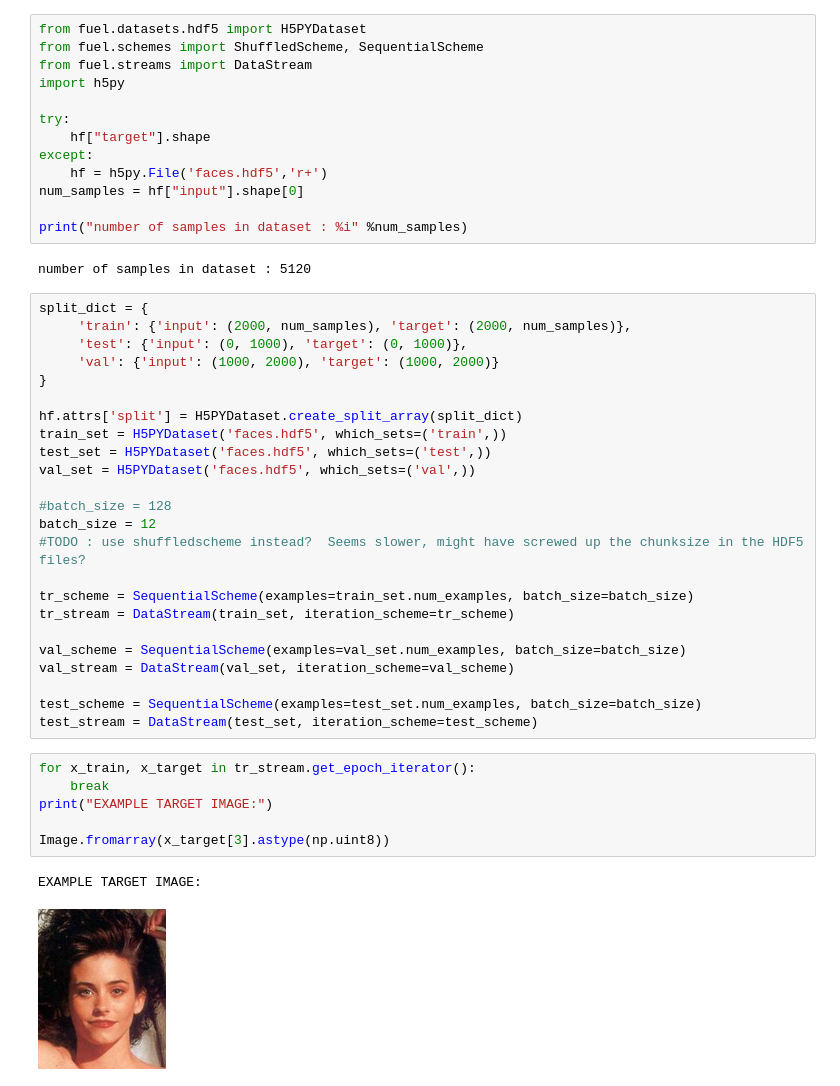
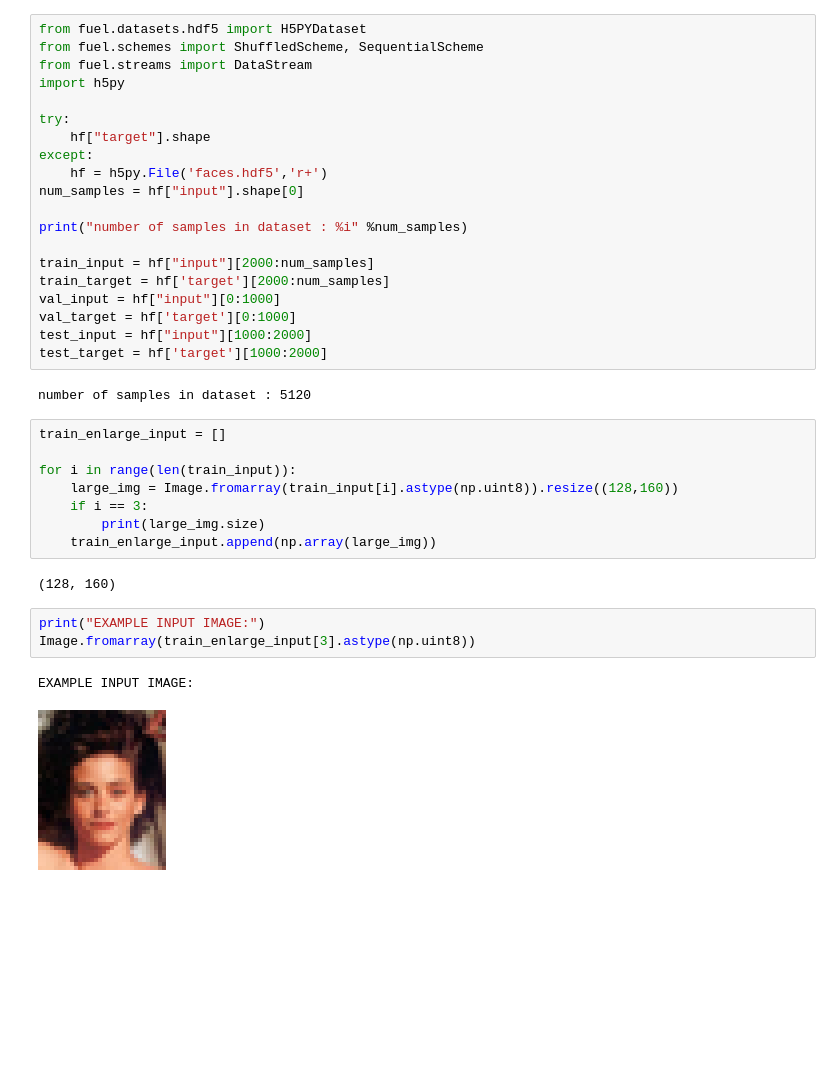
Before and after one commit to heartyguy/ml-image-denoising, a Jupyter notebook: pca_denoising.ipynb, the cells around one changed output. Saved outputs shown, nothing was run; the diff lists cells and outputs as text; blank space fills up the shorter version.

Commit message:
added img comp functions and enlarge img for pca/interpolation

```diff
--- a/pca_denoising.ipynb
+++ b/pca_denoising.ipynb
@@ -23,39 +24,29 @@ except:
 num_samples = hf["input"].shape[0]
 
 print("number of samples in dataset : %i" %num_samples)
+
+train_input = hf["input"][2000:num_samples]
+train_target = hf['target'][2000:num_samples]
+val_input = hf["input"][0:1000]
+val_target = hf['target'][0:1000]
+test_input = hf["input"][1000:2000]
+test_target = hf['target'][1000:2000]
 # %% [output]
 number of samples in dataset : 5120
-# %%
-split_dict = {
-     'train': {'input': (2000, num_samples), 'target': (2000, num_samples)},
-     'test': {'input': (0, 1000), 'target': (0, 1000)},
-     'val': {'input': (1000, 2000), 'target': (1000, 2000)}
-}
-
-hf.attrs['split'] = H5PYDataset.create_split_array(split_dict)
-train_set = H5PYDataset('faces.hdf5', which_sets=('train',))
-test_set = H5PYDataset('faces.hdf5', which_sets=('test',))
-val_set = H5PYDataset('faces.hdf5', which_sets=('val',))
-
-#batch_size = 128
-batch_size = 12
-#TODO : use shuffledscheme instead?  Seems slower, might have screwed up the chunksize in the HDF5 files?
-
-tr_scheme = SequentialScheme(examples=train_set.num_examples, batch_size=batch_size)
-tr_stream = DataStream(train_set, iteration_scheme=tr_scheme)
-
-val_scheme = SequentialScheme(examples=val_set.num_examples, batch_size=batch_size)
-val_stream = DataStream(val_set, iteration_scheme=val_scheme)
-
-test_scheme = SequentialScheme(examples=test_set.num_examples, batch_size=batch_size)
-test_stream = DataStream(test_set, iteration_scheme=test_scheme)
+# %%
+train_enlarge_input = []
+
+for i in range(len(train_input)):
+    large_img = Image.fromarray(train_input[i].astype(np.uint8)).resize((128,160))
+    if i == 3:
+        print(large_img.size)
+    train_enlarge_input.append(np.array(large_img))
+# %% [output]
+(128, 160)
 # %%
-for x_train, x_target in tr_stream.get_epoch_iterator():
-    break
-print("EXAMPLE TARGET IMAGE:")
-
-Image.fromarray(x_target[3].astype(np.uint8))
+print("EXAMPLE INPUT IMAGE:")
+Image.fromarray(train_enlarge_input[3].astype(np.uint8))
 # %% [output]
-EXAMPLE TARGET IMAGE:
+EXAMPLE INPUT IMAGE:
-[figure, old version]
+[figure, new version]
 # %%
```
Also changed, not shown: parts of 3 cells of this notebook, 1 other file.
